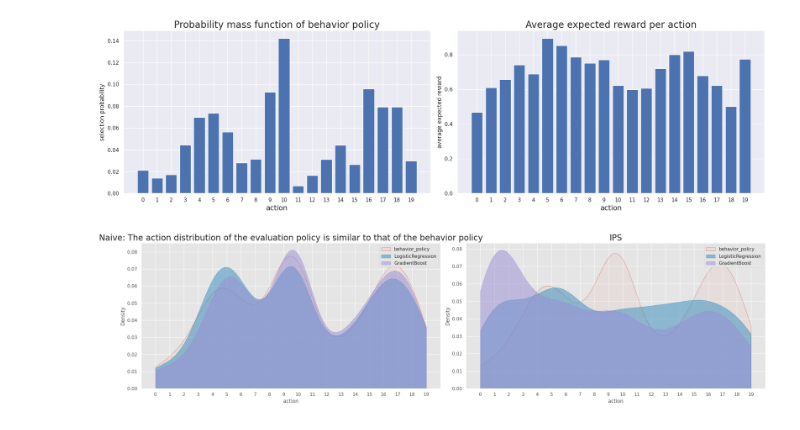
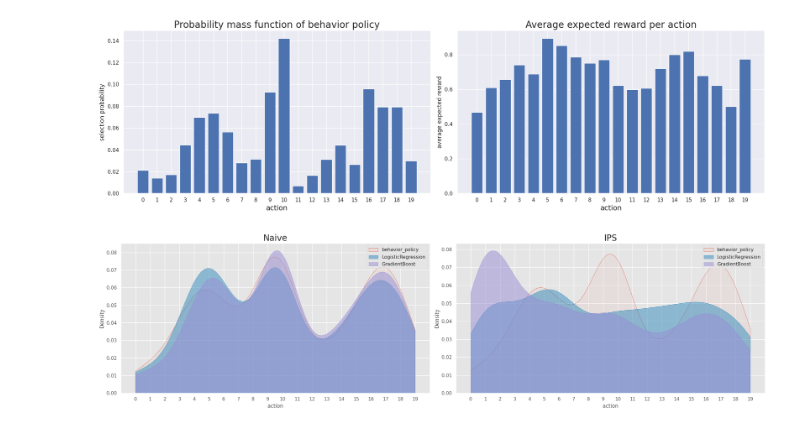
Before and after one commit to tatsuki1107/cfml_tutorial, a Jupyter notebook: basic/inductive_bias.ipynb, the cells around one changed output. Drawn from its saved outputs; the diff is of its cells as text; code cells hidden in the pictures.

```diff
--- a/basic/inductive_bias.ipynb
+++ b/basic/inductive_bias.ipynb
@@ -97,32 +97,32 @@ control = {"alpha": 0.05}
 experiment = {"alpha": 0.5}
 settings = {"behavior_policy": control, "LogisticRegression": experiment, "GradientBoost": experiment}
 estimators = ["Naive", "IPS"]
-titles = ["Naive: The action distribution of the evaluation policy is similar to that of the behavior policy", "IPS"]
+titles = ["Naive", "IPS"]
 
 plt.style.use("ggplot")
 fig, axes = plt.subplots(1, 2, figsize=(22, 6))
 
 for ax, estimator, title in zip(axes, estimators, titles):
     for policy, setting in settings.items():
         indicator = (result_df["estimator"] == estimator) & (result_df["policy_name"] == policy)
 
         sns.kdeplot(
             data=result_df[indicator],
             x="action",
             shade=True,
             clip=[0,19],
             alpha=setting["alpha"],
             label=policy,
             ax=ax,
         )
 
         ax.set_title(title, fontsize=20)
         ax.set_xticks(np.arange(n_actions))
         ax.set_xlim([-1, 20])
         ax.legend()
 
 
 plt.tight_layout()
 plt.show()
 # %% [output]
-[figure, old version]
+[figure, new version]
```
Also changed, not shown: 4 other files.
